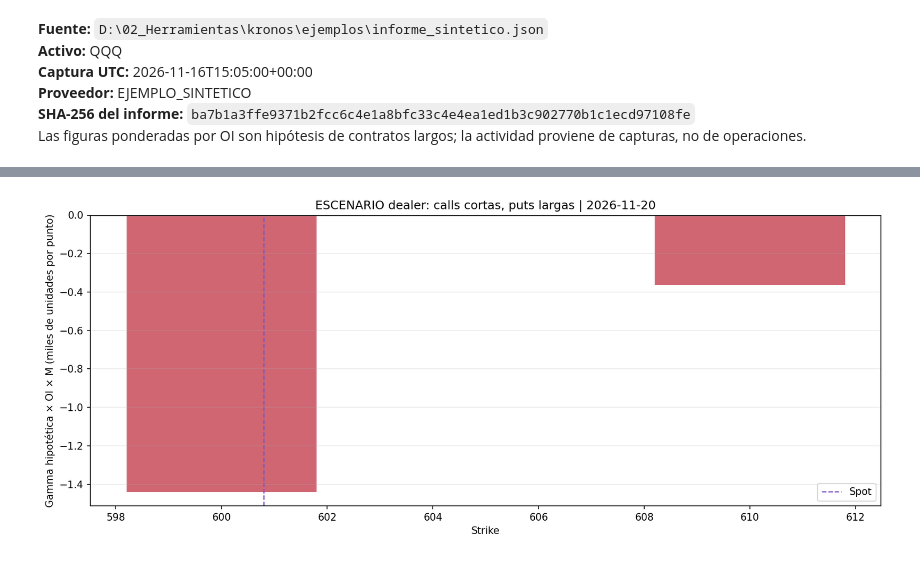
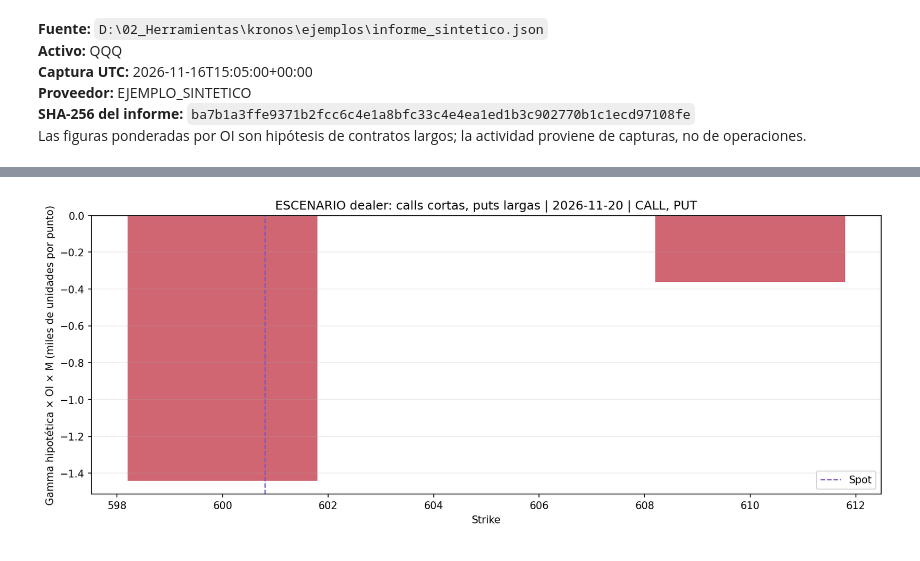
Before and after one commit to userandom1/kronos-quant-system, a Jupyter notebook: notebooks/analisis_options_flow.ipynb, the cells around one changed output, grey strips where cells are left out. Cells and saved outputs as stored; diff of their text form; code cells hidden in the pictures.

```diff
--- a/notebooks/analisis_options_flow.ipynb
+++ b/notebooks/analisis_options_flow.ipynb
@@ -153,7 +153,7 @@ def anotar(ax, barras):
                     xytext=(0, 3), textcoords="offset points", ha="center", fontsize=8)
 
 def mostrar_y_exportar(fig, nombre):
-    fig.tight_layout()
+    fig.tight_layout(pad=2)
     if EXPORTACION["activar"]:
         carpeta = Path(EXPORTACION["carpeta"])
         if not carpeta.is_absolute():
@@ -167,7 +167,7 @@ def mostrar_y_exportar(fig, nombre):
             if destino.exists() and not EXPORTACION["sobrescribir"]:
                 print(f"Imagen existente: {destino}")
             else:
-                fig.savefig(destino, dpi=ESTILO["dpi"], transparent=EXPORTACION["fondo_transparente"])
+                fig.savefig(destino, dpi=ESTILO["dpi"], transparent=EXPORTACION["fondo_transparente"], bbox_inches="tight")
                 print(f"Imagen exportada: {destino}")
     display(fig)  # La imagen queda dentro de la salida de esta celda Jupyter.
     plt.close(fig)
@@ -275,23 +275,30 @@ if SERIES["actividad"]:
 # %%
-# 6. Escenario dealer opcional. El signo proviene de una hipótesis, no de posiciones observadas.
+# 6. Escenario dealer opcional. El signo es una hipótesis, no una posición observada.
 if SERIES["escenario_dealer"]:
-    registros = informe.get("escenario_dealer_strike")
-    if registros is None:
+    if informe.get("escenario_dealer_strike") is None:
         print("Esta ejecución no incluyó --escenario-dealer")
     else:
-        datos = tabla_filtrada(registros, con_tipo=False)
-        for vencimiento, grupo in datos.groupby("vencimiento", sort=True):
-            grupo = grupo.copy()
-            grupo["gamma_oi_unidades_por_precio"] = pd.to_numeric(grupo["gamma_oi_unidades_por_precio"], errors="coerce")
-            grupo = grupo.dropna(subset=["gamma_oi_unidades_por_precio"])
-            if grupo.empty:
-                continue
-            valores = grupo["gamma_oi_unidades_por_precio"] / ESTILO["divisor_unidades"]
-            colores = [ESTILO["colores"]["positivo"] if y >= 0 else ESTILO["colores"]["negativo"] for y in valores]
-            fig, ax = plt.subplots(figsize=ESTILO["figsize"], dpi=ESTILO["dpi"])
-            barras = ax.bar(grupo["strike"], valores, width=ancho_barras(grupo), color=colores, alpha=ESTILO["opacidad"])
-            anotar(ax, barras)
-            decorar(ax, "gamma_dealer", "ESCENARIO dealer: calls cortas, puts largas | " + vencimiento)
-            mostrar_y_exportar(fig, f"gamma_dealer_{vencimiento}")
+        # Reconstruir la vista desde calls/puts separados para respetar TODOS los filtros.
+        datos = tabla_filtrada(informe["agregados_strike"])
+        if datos.empty:
+            print("Sin exposición dealer con estos filtros")
+        else:
+            campo = "gamma_oi_unidades_por_precio"
+            datos[campo] = pd.to_numeric(datos[campo], errors="coerce")
+            datos = datos.dropna(subset=[campo]).copy()
+            datos["gamma_escenario"] = datos.apply(
+                lambda fila: -fila[campo] if fila["tipo"] == "CALL" else fila[campo], axis=1
+            )
+            for vencimiento, detalle in datos.groupby("vencimiento", sort=True):
+                grupo = detalle.groupby("strike", as_index=False)["gamma_escenario"].sum()
+                valores = grupo["gamma_escenario"] / ESTILO["divisor_unidades"]
+                colores = [ESTILO["colores"]["positivo"] if y >= 0 else ESTILO["colores"]["negativo"] for y in valores]
+                fig, ax = plt.subplots(figsize=ESTILO["figsize"], dpi=ESTILO["dpi"])
+                barras = ax.bar(grupo["strike"], valores, width=ancho_barras(grupo),
+                                color=colores, alpha=ESTILO["opacidad"])
+                anotar(ax, barras)
+                seleccion = ", ".join(FILTROS["tipos"])
+                decorar(ax, "gamma_dealer", f"ESCENARIO dealer: calls cortas, puts largas | {vencimiento} | {seleccion}")
+                mostrar_y_exportar(fig, f"gamma_dealer_{vencimiento}")
 # %% [output]
-[figure, old version]
+[figure, new version]
```
Also changed, not shown: parts of 2 cells of this notebook, 5 other files.
